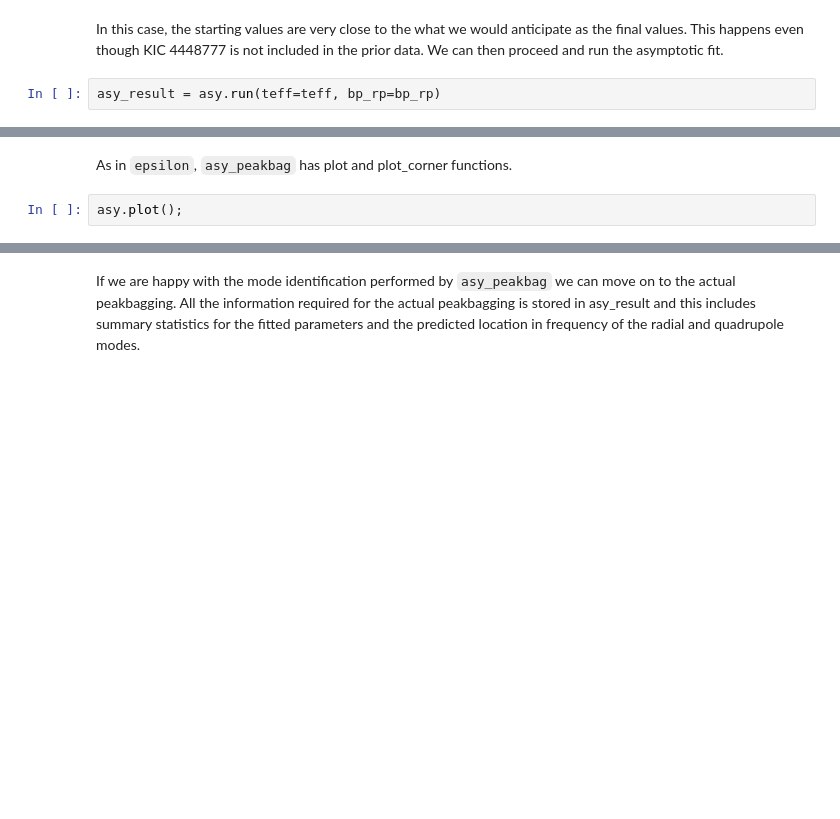
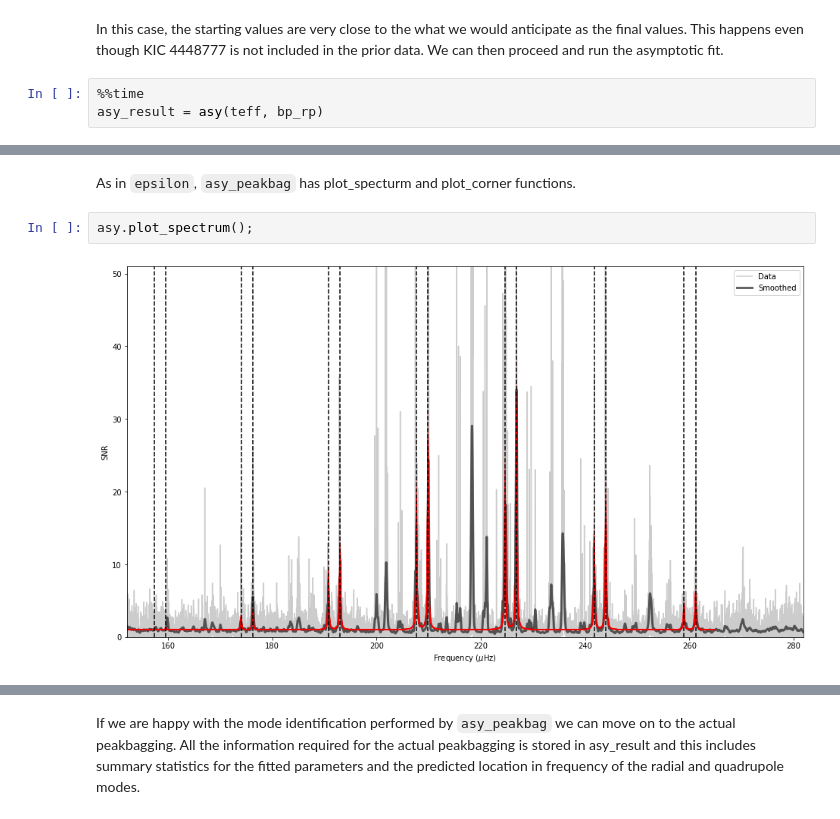
Before and after one commit to grd349/PBjam, a Jupyter notebook: docs/example-advanced.ipynb, the cells around one changed output, grey strips where cells are left out. Saved outputs shown, nothing was run; the diff lists cells and outputs as text; blank space fills up the shorter version.

```diff
--- a/docs/example-advanced.ipynb
+++ b/docs/example-advanced.ipynb
@@ -201,4 +202,5 @@ asy.plot_start();
 # %% [markdown]
 In this case, the starting values are very close to the what we would anticipate as the final values.  This happens even though KIC 4448777 is not included in the prior data.  We can then proceed and run the asymptotic fit.
 # %%
-asy_result = asy.run(teff=teff, bp_rp=bp_rp)
+%%time
+asy_result = asy(teff, bp_rp)
@@ -205,6 +212,8 @@ asy_result = asy.run(teff=teff, bp_rp=bp_rp)
 # %% [markdown]
-As in `epsilon`, `asy_peakbag` has plot and plot_corner functions.
+As in `epsilon`, `asy_peakbag` has plot_specturm and plot_corner functions.
 # %%
-asy.plot();
+asy.plot_spectrum();
+# %% [output]
+[figure, added]
 # %%
 asy.plot_corner();
```
Also changed, not shown: parts of 15 cells of this notebook, 5 other files.
